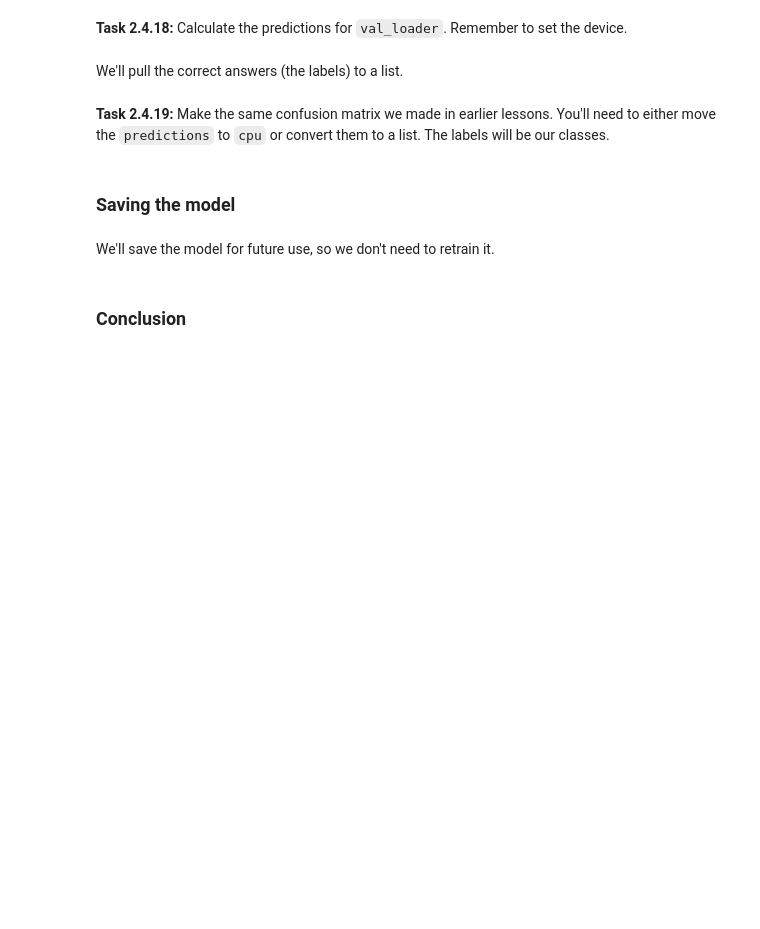
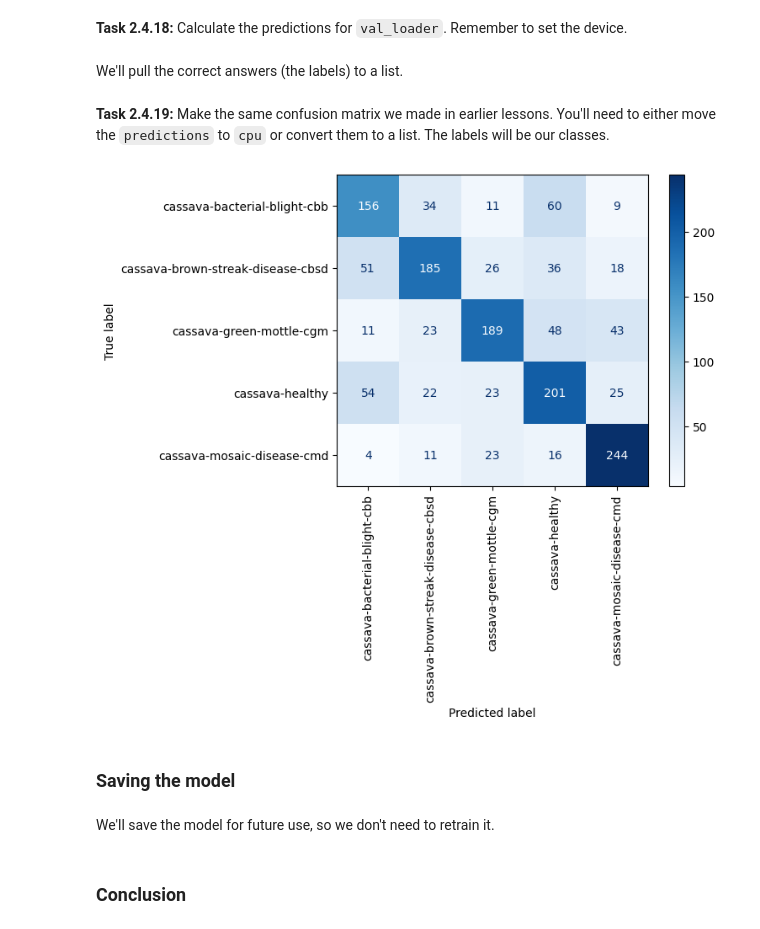
Before and after one commit to maxim-eyengue/WQU-Applied-AI-Lab, a Jupyter notebook: P02_Crop_Disease_Uganda/024-transfer-learning.ipynb, the cells around one changed output. Cells and saved outputs as stored; diff of their text form; code cells hidden in the pictures; blank space fills up the shorter version.

```diff
--- a/P02_Crop_Disease_Uganda/024-transfer-learning.ipynb
+++ b/P02_Crop_Disease_Uganda/024-transfer-learning.ipynb
@@ -756,12 +756,16 @@ for _, labels in tqdm(val_loader):
 # %% [markdown]
 **Task 2.4.19:** Make the same confusion matrix we made in earlier lessons. You'll need to either move the `predictions` to `cpu` or convert them to a list. The labels will be our classes.
 # %%
-cm = ...
+# Create confusion matrix
+cm = confusion_matrix(targets, predictions.cpu())
+# Build a display for the confusion matrix
+disp = ConfusionMatrixDisplay(confusion_matrix = cm, display_labels = classes)
 
-disp = ...
-
-disp.plot(cmap=plt.cm.Blues, xticks_rotation="vertical")
+# Plot the confusion matrix
+disp.plot(cmap = plt.cm.Blues, xticks_rotation = "vertical")
 plt.show();
+# %% [output]
+[figure, added]
 # %% [markdown]
 ### Saving the model
 # %% [markdown]
```
Also changed, not shown: parts of 2 cells of this notebook.
